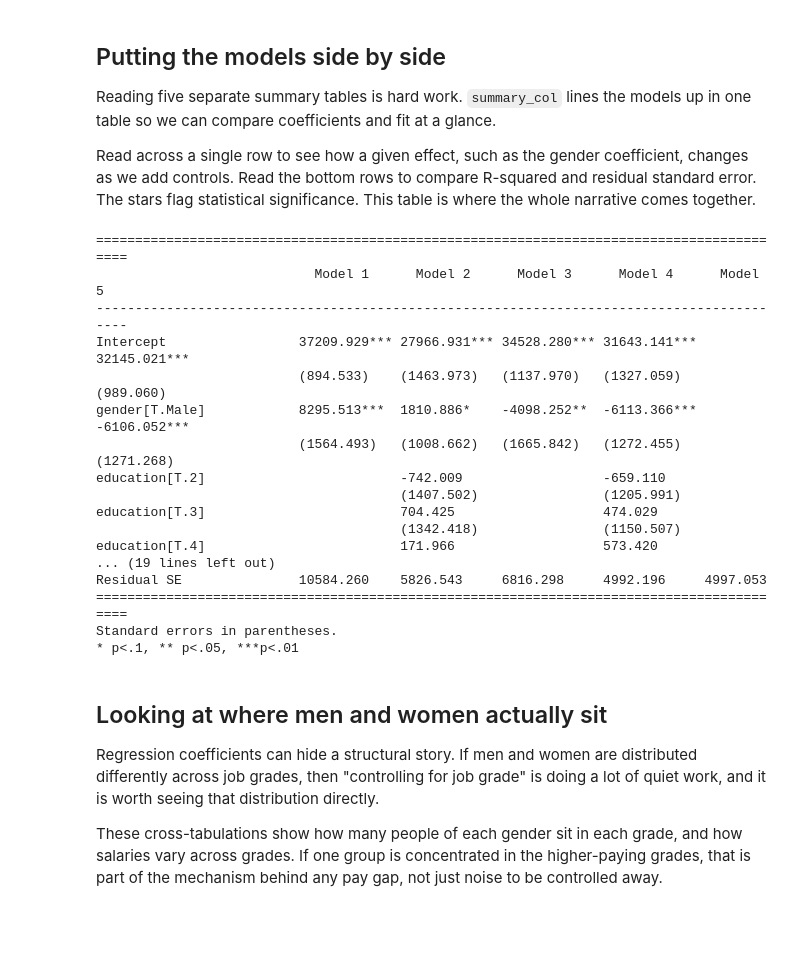
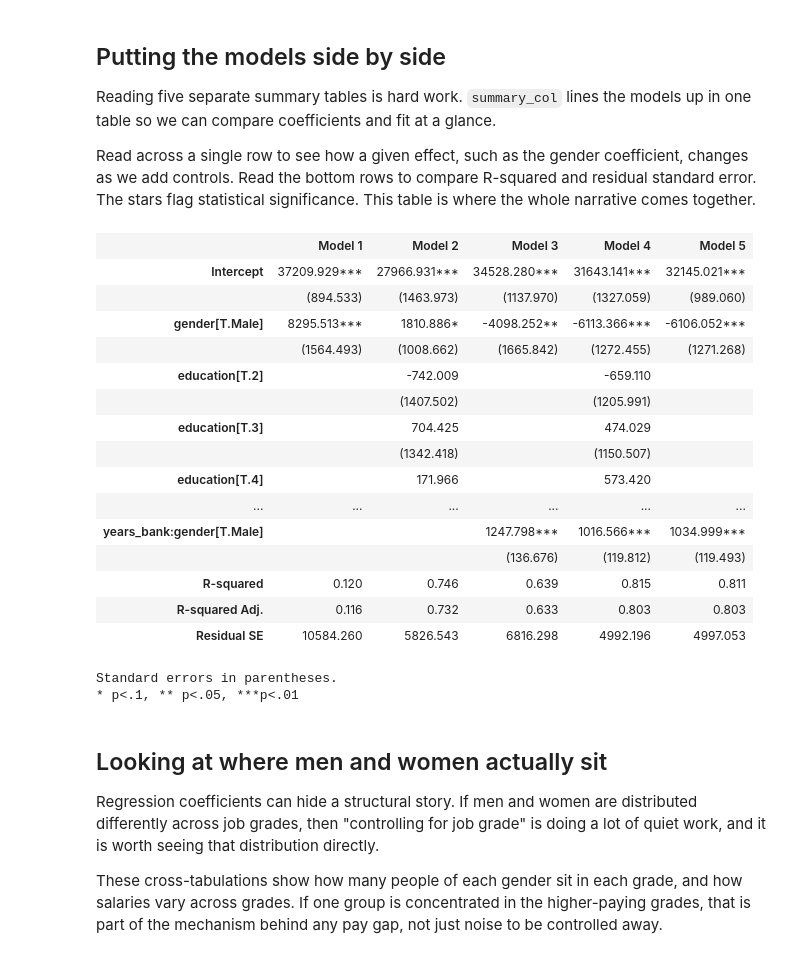
Before and after one commit to Armandundar/am01-code-sep2026, a Jupyter notebook: session09_lecture5/03_bank_salaries.ipynb, the cells around one changed output. Saved outputs shown, nothing was run; the diff lists cells and outputs as text; code cells hidden in the pictures; blank space fills up the shorter version.

```diff
--- a/session09_lecture5/03_bank_salaries.ipynb
+++ b/session09_lecture5/03_bank_salaries.ipynb
@@ -361,29 +359,30 @@ Read across a single row to see how a given effect, such as the gender coefficie
 # %%
 # Comparison of different models
 from statsmodels.iolib.summary2 import summary_col
 
 summary = summary_col([model1, model2, model3, model4, model5],
                       stars=True,
                       float_format='%0.3f',
                       model_names=['Model 1', 'Model 2', 'Model 3', 'Model 4', 'Model 5'],
                       info_dict={'Residual SE': lambda x: f"{x.scale ** 0.5:.3f}"})
-print(summary)
+display(summary)
 # %% [output]
+|  | Model 1 | Model 2 | Model 3 | Model 4 | Model 5 |
+| Intercept | 37209.929*** | 27966.931*** | 34528.280*** | 31643.141*** | 32145.021*** |
+|  | (894.533) | (1463.973) | (1137.970) | (1327.059) | (989.060) |
+| gender[T.Male] | 8295.513*** | 1810.886* | -4098.252** | -6113.366*** | -6106.052*** |
+|  | (1564.493) | (1008.662) | (1665.842) | (1272.455) | (1271.268) |
+| education[T.2] |  | -742.009 |  | -659.110 |  |
+|  |  | (1407.502) |  | (1205.991) |  |
+| education[T.3] |  | 704.425 |  | 474.029 |  |
+|  |  | (1342.418) |  | (1150.507) |  |
+| education[T.4] |  | 171.966 |  | 573.420 |  |
+| ... | ... | ... | ... | ... | ... |
+| years_bank:gender[T.Male] |  |  | 1247.798*** | 1016.566*** | 1034.999*** |
+|  |  |  | (136.676) | (119.812) | (119.493) |
+| R-squared | 0.120 | 0.746 | 0.639 | 0.815 | 0.811 |
+| R-squared Adj. | 0.116 | 0.732 | 0.633 | 0.803 | 0.803 |
+| Residual SE | 10584.260 | 5826.543 | 6816.298 | 4992.196 | 4997.053 |
-==========================================================================================
-                            Model 1      Model 2      Model 3      Model 4      Model 5
-------------------------------------------------------------------------------------------
-Intercept                 37209.929*** 27966.931*** 34528.280*** 31643.141*** 32145.021***
-                          (894.533)    (1463.973)   (1137.970)   (1327.059)   (989.060)
-gender[T.Male]            8295.513***  1810.886*    -4098.252**  -6113.366*** -6106.052***
-                          (1564.493)   (1008.662)   (1665.842)   (1272.455)   (1271.268)
-education[T.2]                         -742.009                  -659.110
-                                       (1407.502)                (1205.991)
-education[T.3]                         704.425                   474.029
-                                       (1342.418)                (1150.507)
-education[T.4]                         171.966                   573.420
-... (19 lines left out)
-Residual SE               10584.260    5826.543     6816.298     4992.196     4997.053
-==========================================================================================
 Standard errors in parentheses.
 * p<.1, ** p<.05, ***p<.01
 # %% [markdown]
```
Also changed, not shown: parts of 15 cells of this notebook.
